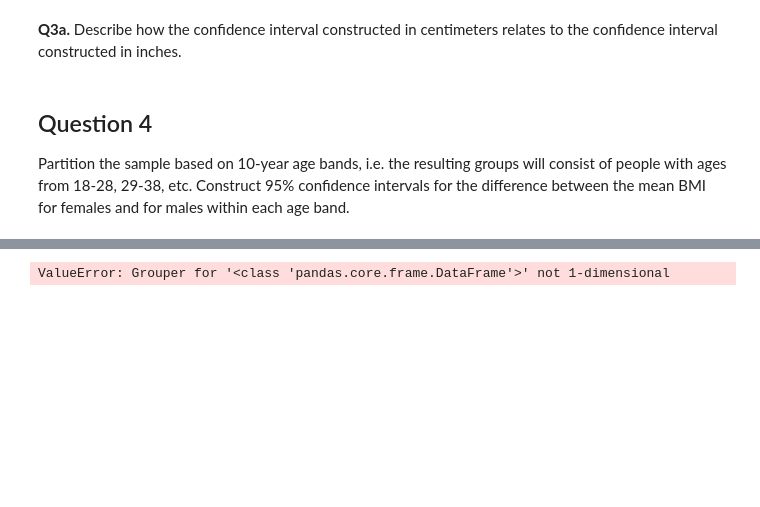
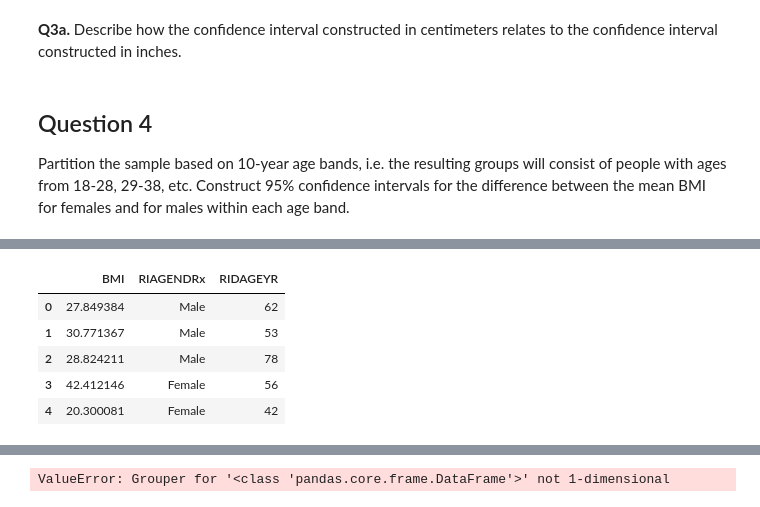
Before and after one commit to AnaValiente/akademy_student_code, a Jupyter notebook: 01_math_statistics/05-Accelerated Statistics/Accelerated statistics/Accelerated statistics/exercises/confidence_intervals_practice.ipynb, the cells around one changed output, grey strips where cells are left out. Drawn from its saved outputs; the diff is of its cells as text; code cells hidden in the pictures; blank space fills up the shorter version.

```diff
--- a/01_math_statistics/05-Accelerated Statistics/Accelerated statistics/Accelerated statistics/exercises/confidence_intervals_practice.ipynb
+++ b/01_math_statistics/05-Accelerated Statistics/Accelerated statistics/Accelerated statistics/exercises/confidence_intervals_practice.ipynb
@@ -283,0 +283,10 @@ TypeError: list indices must be integers or slices, not str
+# %%
+dx = da[["BMI", "RIAGENDRx","RIDAGEYR"]]
+dx.head()
+# %% [output]
+|  | BMI | RIAGENDRx | RIDAGEYR |
+| 0 | 27.849384 | Male | 62 |
+| 1 | 30.771367 | Male | 53 |
+| 2 | 28.824211 | Male | 78 |
+| 3 | 42.412146 | Female | 56 |
+| 4 | 20.300081 | Female | 42 |
```
Also changed, not shown: parts of 8 cells of this notebook.
